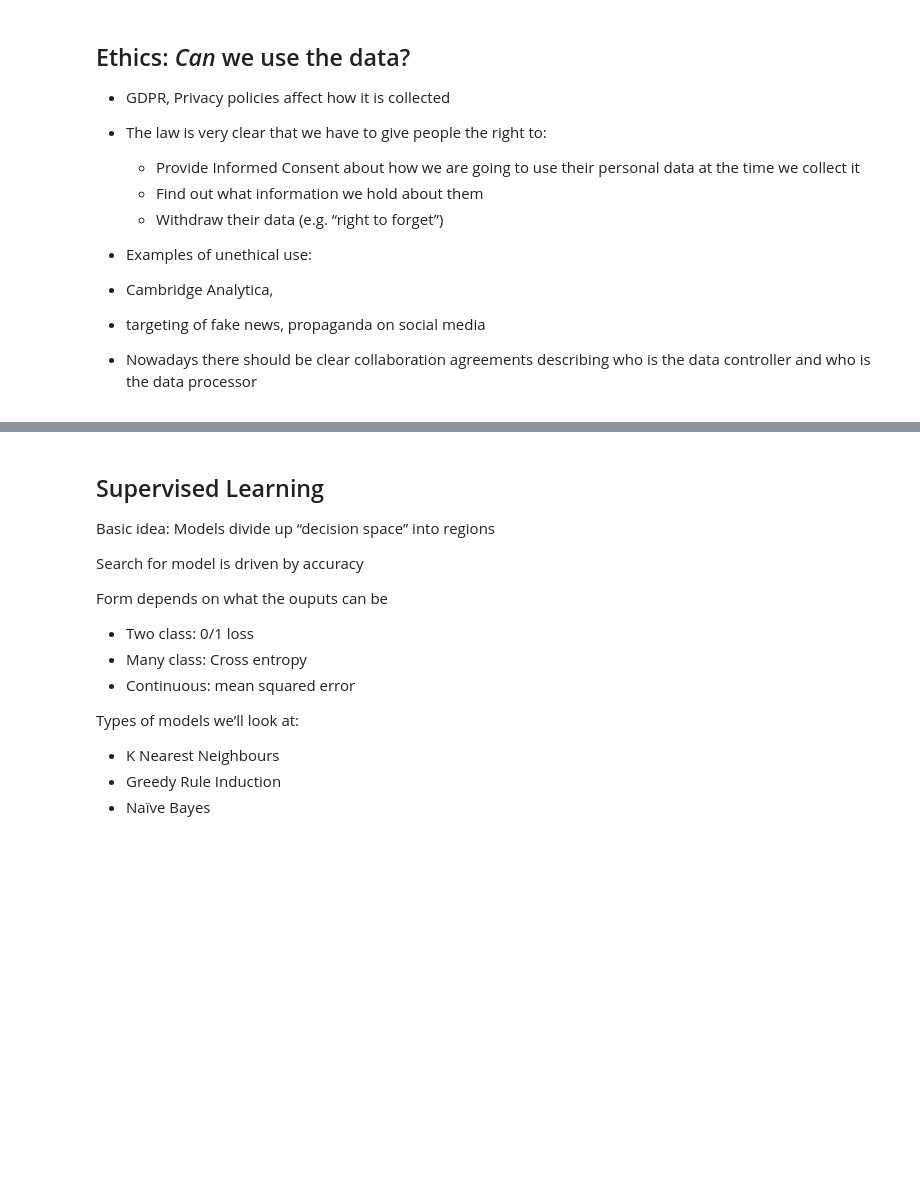
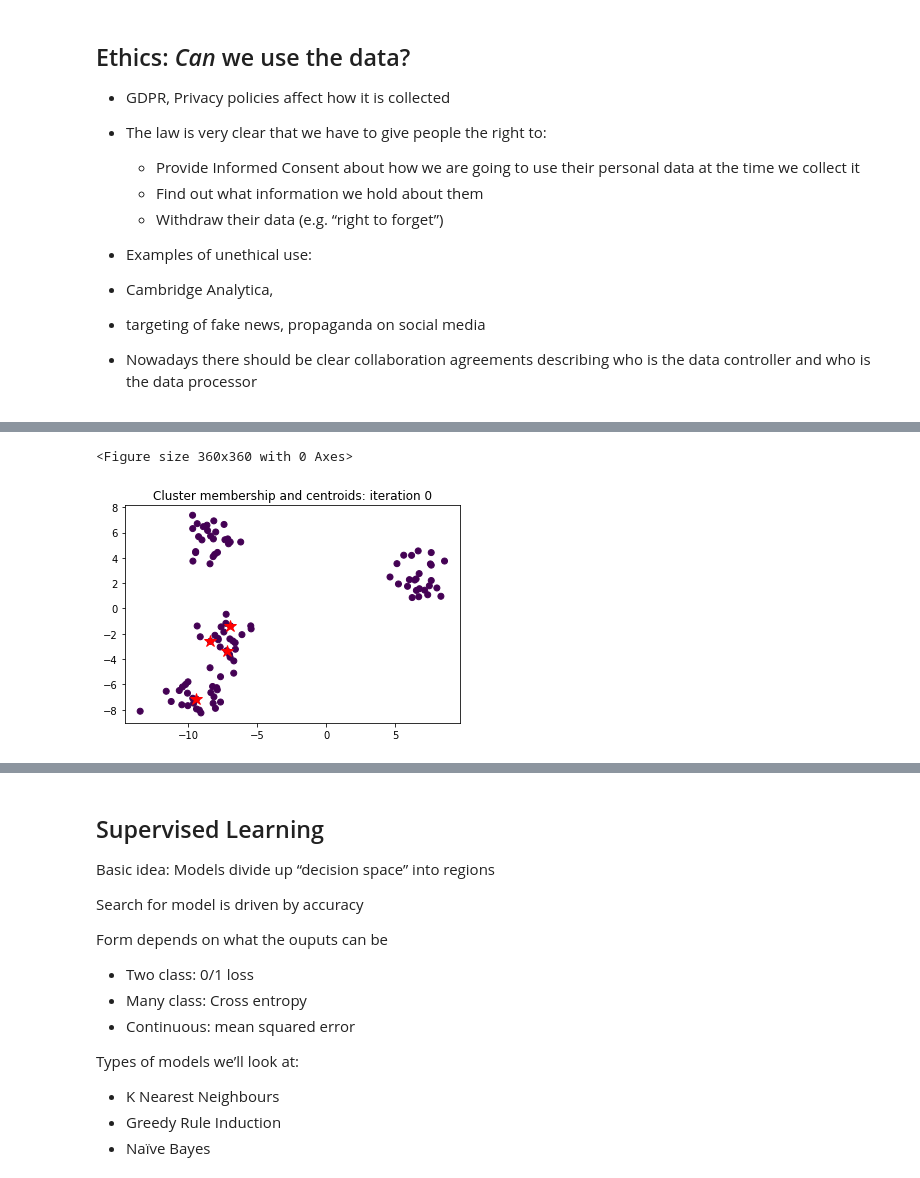
Before and after one commit to jim-smith/AI_Module, a Jupyter notebook: lectures/Machine_Learning_Introduction_and_Types.ipynb, the cells around one changed output, grey strips where cells are left out. Saved outputs shown, nothing was run; the diff lists cells and outputs as text; code cells hidden in the pictures; blank space fills up the shorter version.

```diff
--- a/lectures/Machine_Learning_Introduction_and_Types.ipynb
+++ b/lectures/Machine_Learning_Introduction_and_Types.ipynb
@@ -128,3 +120,35 @@ Step 2 Foreach cluster k in (1...K):
 
 
  Example from https://dashee87.github.io/data%20science/general/Clustering-with-Scikit-with-GIFs/
+# %%
+from sklearn.datasets import make_blobs
+from sklearn.metrics.pairwise import euclidean_distances
+import matplotlib.pyplot as plt
+import random, numpy as np
+plt.figure(figsize=(5, 5))
+
+def PlotCluster(X,labels,cents, iteration):
+    # show a scatter plot  coloured by labels
+    fig = plt.scatter(X[:, 0], X[:, 1], c=labels)
+    for k in range(cents.shape[0]):
+        plt.plot(cents[k][0],cents[k][1], marker = '*',color='r',markersize=12)
+    plotTitle= "Cluster membership and centroids: iteration " + str(iteration)
+    title= plt.title(plotTitle)
+    plt.show()
+# %% [output]
+<Figure size 360x360 with 0 Axes>
+# %%
+K=4
+numItems=100
+# make a random 2D data set with 100 points and 4 clusters
+X,y = make_blobs(n_samples=numItems, n_features=2,centers= K)
+# %%
+#  pick randomK starting points as the initial cluster centres
+idx = np.random.randint(numItems, size=K)
+centres = X[idx,:]
+
+# to start with nothing is assigned to a cluster
+labels = np.ones(X.shape[0])
+PlotCluster(X,labels,centres,0)
+# %% [output]
+[figure, added]
```
Also changed, not shown: parts of 11 cells of this notebook, 1 other file.
